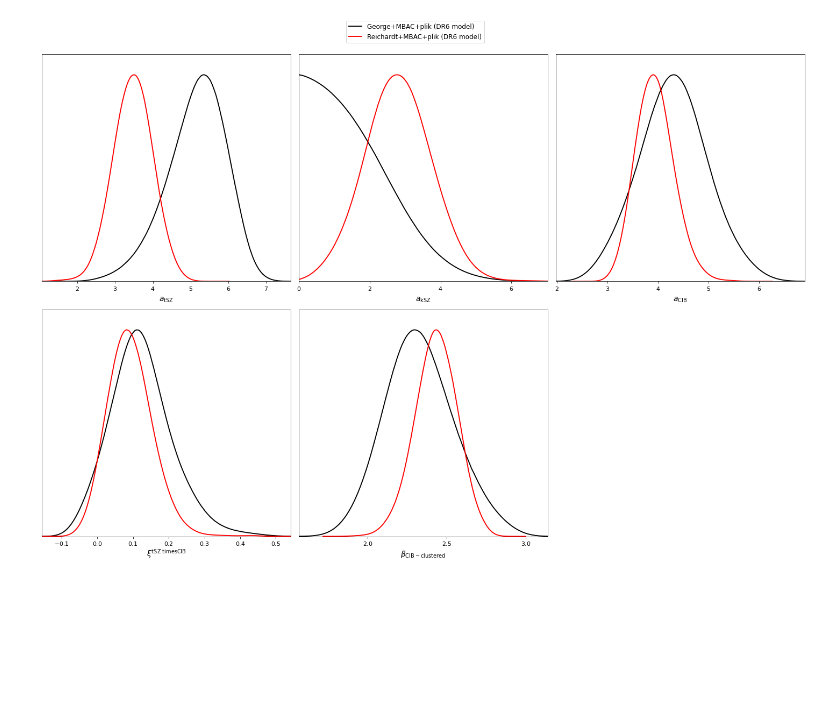
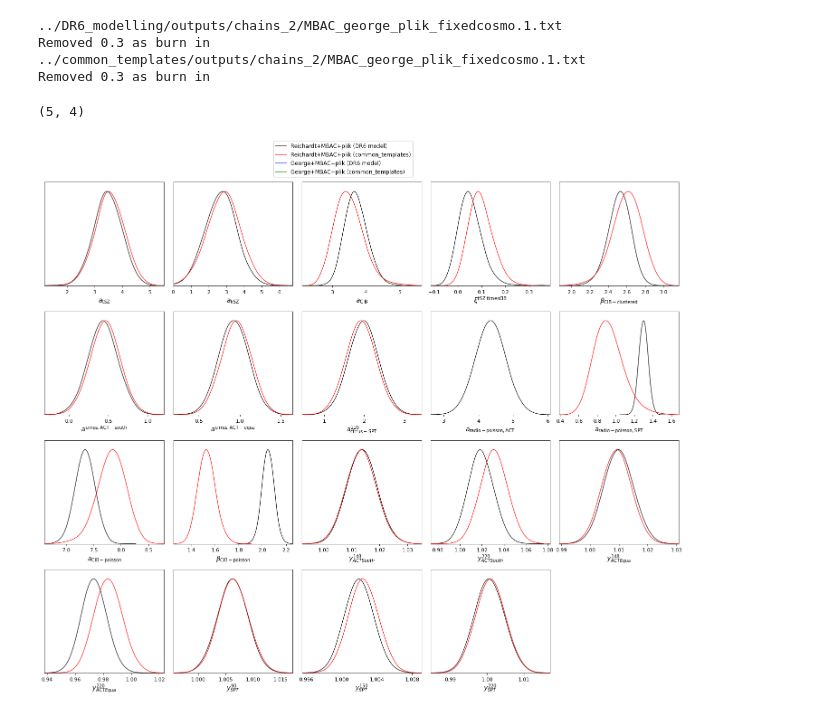
Before and after one commit to beringueb/DR6_fgmodels, a Jupyter notebook: notebooks/Plots_dr6.ipynb, the cells around one changed output. Cells and saved outputs as stored; diff of their text form; code cells hidden in the pictures; blank space fills up the shorter version.

Commit message:
DR6 modelling with varying beta_r Reichardt + MBAC + plik.

```diff
--- a/notebooks/Plots_dr6.ipynb
+++ b/notebooks/Plots_dr6.ipynb
@@ -4,21 +5,26 @@ import matplotlib.pyplot as plt
 # %%
-samples_agp_dr6 = loadMCSamples("../DR6_modelling/outputs/chains/MBAC_george_plik_fixedcosmo", settings={'ignore_rows':0.3})
-samples_ag_dr6 = loadMCSamples("../DR6_modelling/outputs/chains/MBAC_george_fixedcosmo", settings={'ignore_rows':0.3})
+samples_arp_dr6 = loadMCSamples("../DR6_modelling/outputs/chains_2/MBAC_reichardt_plik_fixedcosmo", settings={'ignore_rows':0.3})
+samples_arp_common = loadMCSamples("../common_templates/outputs/chains_2/MBAC_reichardt_plik_fixedcosmo", settings={'ignore_rows':0.3})
 
-samples_arp_dr6 = loadMCSamples("../DR6_modelling/outputs/chains/MBAC_reichardt_plik_fixedcosmo", settings={'ignore_rows':0.3})
-samples_ar_dr6 = loadMCSamples("../DR6_modelling/outputs/chains/MBAC_reichardt_fixedcosmo", settings={'ignore_rows':0.3})
-
-samples_arp_common = loadMCSamples("../common_templates/outputs/chains/MBAC_reichardt_plik_fixedcosmo", settings={'ignore_rows':0.3})
-samples_agp_common = loadMCSamples("../common_templates/outputs/chains/MBAC_george_plik_fixedcosmo", settings={'ignore_rows':0.3})
+samples_agp_dr6 = loadMCSamples("../DR6_modelling/outputs/chains_2/MBAC_george_plik_fixedcosmo", settings={'ignore_rows':0.3})
+samples_agp_common = loadMCSamples("../common_templates/outputs/chains_2/MBAC_george_plik_fixedcosmo", settings={'ignore_rows':0.3})
+# %% [output]
+../DR6_modelling/outputs/chains_2/MBAC_george_plik_fixedcosmo.1.txt
+Removed 0.3 as burn in
+../common_templates/outputs/chains_2/MBAC_george_plik_fixedcosmo.1.txt
+Removed 0.3 as burn in
 # %%
-params_common = ['a_tSZ', 'a_kSZ','a_CIB','xi','beta_c']
-params_highL = ['a_gtt_as','a_gtt_ae', 'a_gtt_spt', 'a_r_a', 'a_r_s', 'a_CIBp','beta_p', 'beta_r', 'cal_acts_148',
-                'cal_acts_220','cal_acte_148','cal_acte_220']
+params = ['a_tSZ', 'a_kSZ','a_CIB','xi','beta_c',
+          'a_gtt_as','a_gtt_ae', 'a_gtt_spt', 'a_r_a', 'a_r_s',
+          'a_CIBp','beta_p', 'cal_acts_148','cal_acts_220',
+          'cal_acte_148','cal_acte_220','cal_sptr_90','cal_sptr_150','cal_sptr_220']
 # %%
 g = plots.get_subplot_plotter(width_inch=20)
-g.plots_1d([samples_agp_dr6, samples_arp_dr6],
-           params_common, nx=3, legend_labels=["George+MBAC+plik (DR6 model)", "Reichardt+MBAC+plik (DR6 model)"])
+g.plots_1d([samples_arp_dr6, samples_arp_common, samples_agp_dr6, samples_agp_common],
+           params, nx=5, legend_labels=["Reichardt+MBAC+plik (DR6 model)", "Reichardt+MBAC+plik (common_templates)",
+                                       "George+MBAC+plik (DR6 model)", "George+MBAC+plik (common_templates)"])
 
-plt.savefig("../figures/Geroge_reichardt_MBAC_plik.png")
+# plt.savefig("../figures/Geroge_reichardt_MBAC_plik.png")
 # %% [output]
+(5, 4)
-[figure, old version]
+[figure, new version]
```
Also changed, not shown: parts of 5 cells of this notebook, 3 other files.
